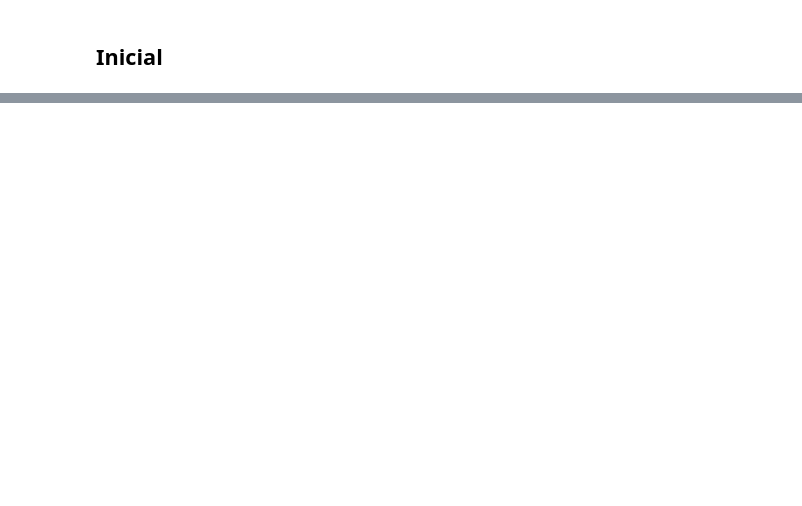
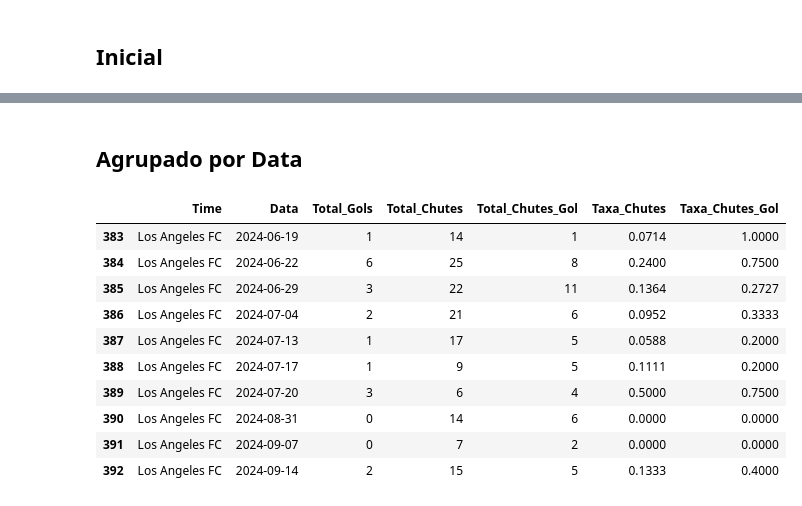
Before and after one commit to eduardopfbp/MLS-PlayerStats, a Jupyter notebook: analise.ipynb, the cells around one changed output, grey strips where cells are left out. Drawn from its saved outputs; the diff is of its cells as text; code cells hidden in the pictures; blank space fills up the shorter version.

```diff
--- a/analise.ipynb
+++ b/analise.ipynb
@@ -75,0 +94,25 @@ database[database['Equipe'].isna()]
+# %% [markdown]
+## Agrupado por Data
+# %%
+db_desempenho_por_data = database.groupby(['Time', 'Data'], as_index=False).agg(
+    Total_Gols=('Gols', 'sum'),          # Soma de gols por data
+    Total_Chutes=('TC', 'sum'),          # Soma de chutes por data
+    Total_Chutes_Gol=('CaG', 'sum')      # Soma dos chutes ao gol por data
+).sort_values(by=['Time', 'Data'])
+# %%
+db_desempenho_por_data['Taxa_Chutes'] = round(db_desempenho_por_data['Total_Gols'] / db_desempenho_por_data['Total_Chutes'],4)
+db_desempenho_por_data['Taxa_Chutes_Gol'] = round(db_desempenho_por_data['Total_Gols'] / db_desempenho_por_data['Total_Chutes_Gol'],4)
+# %%
+db_desempenho_por_data[db_desempenho_por_data['Time'].isin(['Los Angeles FC'])].tail(10)
+# %% [output]
+|  | Time | Data | Total_Gols | Total_Chutes | Total_Chutes_Gol | Taxa_Chutes | Taxa_Chutes_Gol |
+| 383 | Los Angeles FC | 2024-06-19 | 1 | 14 | 1 | 0.0714 | 1.0000 |
+| 384 | Los Angeles FC | 2024-06-22 | 6 | 25 | 8 | 0.2400 | 0.7500 |
+| 385 | Los Angeles FC | 2024-06-29 | 3 | 22 | 11 | 0.1364 | 0.2727 |
+| 386 | Los Angeles FC | 2024-07-04 | 2 | 21 | 6 | 0.0952 | 0.3333 |
+| 387 | Los Angeles FC | 2024-07-13 | 1 | 17 | 5 | 0.0588 | 0.2000 |
+| 388 | Los Angeles FC | 2024-07-17 | 1 | 9 | 5 | 0.1111 | 0.2000 |
+| 389 | Los Angeles FC | 2024-07-20 | 3 | 6 | 4 | 0.5000 | 0.7500 |
+| 390 | Los Angeles FC | 2024-08-31 | 0 | 14 | 6 | 0.0000 | 0.0000 |
+| 391 | Los Angeles FC | 2024-09-07 | 0 | 7 | 2 | 0.0000 | 0.0000 |
+| 392 | Los Angeles FC | 2024-09-14 | 2 | 15 | 5 | 0.1333 | 0.4000 |
```
Also changed, not shown: parts of 21 cells of this notebook, 1 other file.
